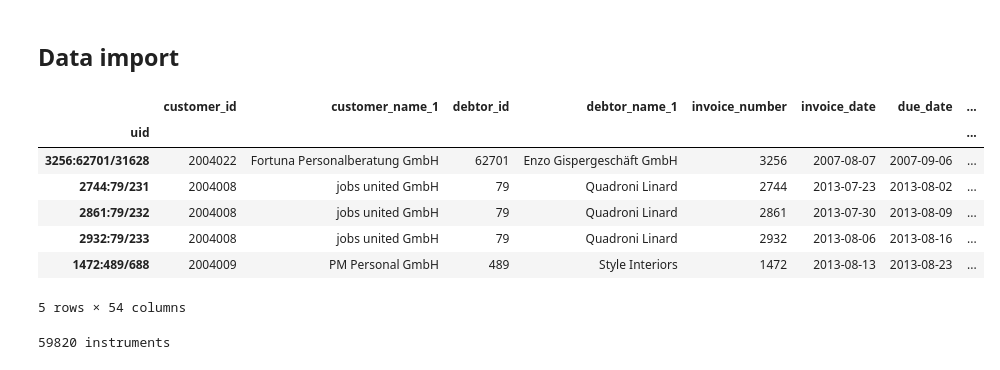
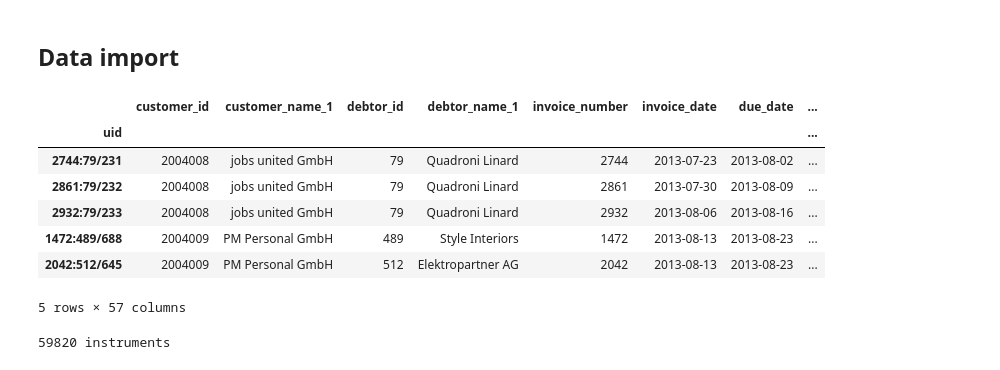
Before and after one commit to davidemariani/networkAnalysisForML, a Jupyter notebook: 06_Network_featureEng.ipynb, the cells around one changed output. Saved outputs shown, nothing was run; the diff lists cells and outputs as text; code cells hidden in the pictures.

Commit message:
preproc pipeline done - data paths adapted - general env set

```diff
--- a/06_Network_featureEng.ipynb
+++ b/06_Network_featureEng.ipynb
@@ -15,27 +15,27 @@ import itertools
 # %%
 #Instruments dataset
 #import data
 user = os.environ["USERNAME"]
 
 #from home
-#filename = "190108_instrumentsdf2"
-#datafolder = "C:/Users/{}/Dropbox/University/MscDataScience_Birkbeck/thesis_project/data/".format(user)
+filename = "190108_instrumentsdf2.pkl"
+datafolder = "C:/Users/{}/Dropbox/University/MscDataScience_Birkbeck/thesis_project/data/".format(user)
 
 #from work
-filename = "181109_instruments_merged.pkl"
-datafolder = "C:/Users/{}/Tradeteq Dropbox/Tradeteq Team/Clients/#GoFactoring/data analysis/".format(user)
+#filename = "181109_instruments_merged.pkl"
+#datafolder = "C:/Users/{}/Tradeteq Dropbox/Tradeteq Team/Clients/#GoFactoring/data analysis/".format(user)
 
 inst = pd.read_pickle(datafolder+filename)
 inst.head()
 # %% [output]
 |  | customer_id | customer_name_1 | debtor_id | debtor_name_1 | invoice_number | invoice_date | due_date | ... |
 | uid |  |  |  |  |  |  |  | ... |
-| 3256:62701/31628 | 2004022 | Fortuna Personalberatung GmbH | 62701 | Enzo Gispergeschäft GmbH | 3256 | 2007-08-07 | 2007-09-06 | ... |
 | 2744:79/231 | 2004008 | jobs united GmbH | 79 | Quadroni Linard | 2744 | 2013-07-23 | 2013-08-02 | ... |
 | 2861:79/232 | 2004008 | jobs united GmbH | 79 | Quadroni Linard | 2861 | 2013-07-30 | 2013-08-09 | ... |
 | 2932:79/233 | 2004008 | jobs united GmbH | 79 | Quadroni Linard | 2932 | 2013-08-06 | 2013-08-16 | ... |
 | 1472:489/688 | 2004009 | PM Personal GmbH | 489 | Style Interiors | 1472 | 2013-08-13 | 2013-08-23 | ... |
+| 2042:512/645 | 2004009 | PM Personal GmbH | 512 | Elektropartner AG | 2042 | 2013-08-13 | 2013-08-23 | ... |
-5 rows × 54 columns
+5 rows × 57 columns
 # %%
 print("{:} instruments".format(inst.shape[0]))
 # %% [output]
```
Also changed, not shown: parts of 4 cells of this notebook, 4 other files.
